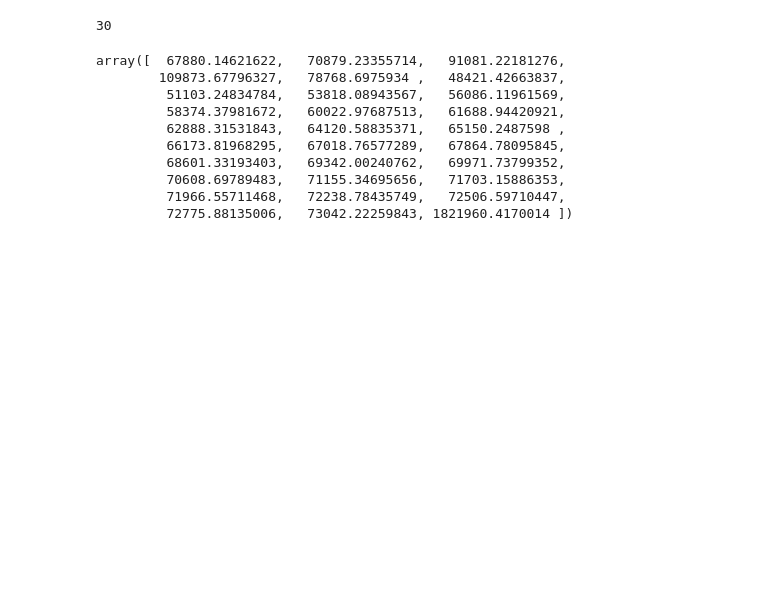
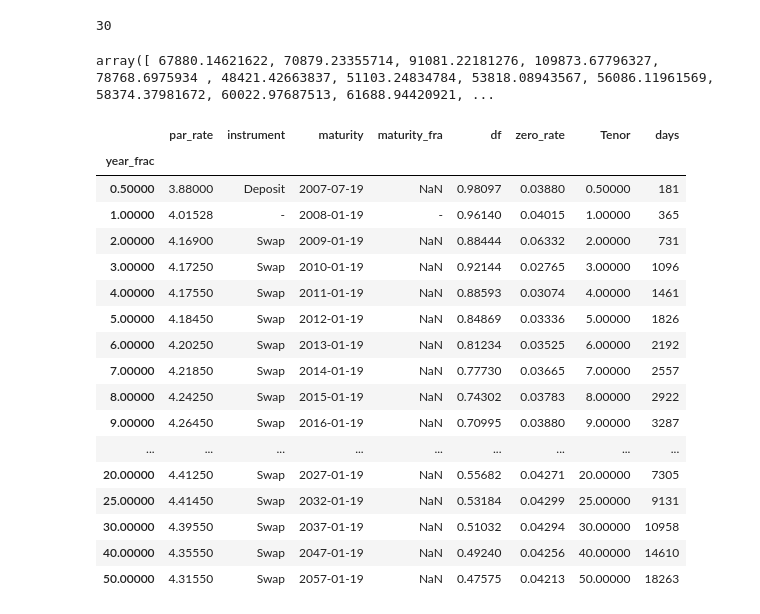
Before and after one commit to mayer19/FinancialDerivativesGroupProject, a Jupyter notebook: Derivatives.ipynb, the cells around one changed output. Saved outputs shown, nothing was run; the diff lists cells and outputs as text; code cells hidden in the pictures; blank space fills up the shorter version.

```diff
--- a/Derivatives.ipynb
+++ b/Derivatives.ipynb
@@ -468,17 +470,8 @@ len(interpolated_rates)
 # %%
 notional=1748653.15
 installemnts=np.full(30,1748653.15)
-int_pay=installemnts*(interpolated_rates)
+int_pay=installemnts*interpolated_rates
 int_pay[len(int_pay)-1]=notional*(1+interpolated_rates[len(interpolated_rates)-1])
 int_pay
 # %% [output]
-array([  67880.14621622,   70879.23355714,   91081.22181276,
-        109873.67796327,   78768.6975934 ,   48421.42663837,
-         51103.24834784,   53818.08943567,   56086.11961569,
-         58374.37981672,   60022.97687513,   61688.94420921,
-         62888.31531843,   64120.58835371,   65150.2487598 ,
-         66173.81968295,   67018.76577289,   67864.78095845,
-         68601.33193403,   69342.00240762,   69971.73799352,
-         70608.69789483,   71155.34695656,   71703.15886353,
-         71966.55711468,   72238.78435749,   72506.59710447,
-         72775.88135006,   73042.22259843, 1821960.4170014 ])
+array([ 67880.14621622, 70879.23355714, 91081.22181276, 109873.67796327, 78768.6975934 , 48421.42663837, 51103.24834784, 53818.08943567, 56086.11961569, 58374.37981672, 60022.97687513, 61688.94420921, ...
@@ -484,0 +486,29 @@ array([  67880.14621622,   70879.23355714,   91081.22181276,
+# %%
+#TESTE
+yield_curve_swap = yield_curve.copy()
+start_date = date(2007, 1, 19)
+# %%
+yield_curve_swap["Tenor"]= yield_curve_swap.index
+# %%
+yield_curve_swap['maturity'] = [date(2007,7,19)] + [date(2007 +int(n), 1, 19) for n in yield_curve_swap.index[1:]]
+yield_curve_swap['days'] = yield_curve_swap.maturity.apply(lambda x: (x - start_date).days)
+yield_curve_swap
+# %% [output]
+|  | par_rate | instrument | maturity | maturity_fra | df | zero_rate | Tenor | days |
+| year_frac |  |  |  |  |  |  |  |  |
+| 0.50000 | 3.88000 | Deposit | 2007-07-19 | NaN | 0.98097 | 0.03880 | 0.50000 | 181 |
+| 1.00000 | 4.01528 | - | 2008-01-19 | - | 0.96140 | 0.04015 | 1.00000 | 365 |
+| 2.00000 | 4.16900 | Swap | 2009-01-19 | NaN | 0.88444 | 0.06332 | 2.00000 | 731 |
+| 3.00000 | 4.17250 | Swap | 2010-01-19 | NaN | 0.92144 | 0.02765 | 3.00000 | 1096 |
+| 4.00000 | 4.17550 | Swap | 2011-01-19 | NaN | 0.88593 | 0.03074 | 4.00000 | 1461 |
+| 5.00000 | 4.18450 | Swap | 2012-01-19 | NaN | 0.84869 | 0.03336 | 5.00000 | 1826 |
+| 6.00000 | 4.20250 | Swap | 2013-01-19 | NaN | 0.81234 | 0.03525 | 6.00000 | 2192 |
+| 7.00000 | 4.21850 | Swap | 2014-01-19 | NaN | 0.77730 | 0.03665 | 7.00000 | 2557 |
+| 8.00000 | 4.24250 | Swap | 2015-01-19 | NaN | 0.74302 | 0.03783 | 8.00000 | 2922 |
+| 9.00000 | 4.26450 | Swap | 2016-01-19 | NaN | 0.70995 | 0.03880 | 9.00000 | 3287 |
+| ... | ... | ... | ... | ... | ... | ... | ... | ... |
+| 20.00000 | 4.41250 | Swap | 2027-01-19 | NaN | 0.55682 | 0.04271 | 20.00000 | 7305 |
+| 25.00000 | 4.41450 | Swap | 2032-01-19 | NaN | 0.53184 | 0.04299 | 25.00000 | 9131 |
+| 30.00000 | 4.39550 | Swap | 2037-01-19 | NaN | 0.51032 | 0.04294 | 30.00000 | 10958 |
+| 40.00000 | 4.35550 | Swap | 2047-01-19 | NaN | 0.49240 | 0.04256 | 40.00000 | 14610 |
+| 50.00000 | 4.31550 | Swap | 2057-01-19 | NaN | 0.47575 | 0.04213 | 50.00000 | 18263 |
```
Also changed, not shown: parts of 12 cells of this notebook.
